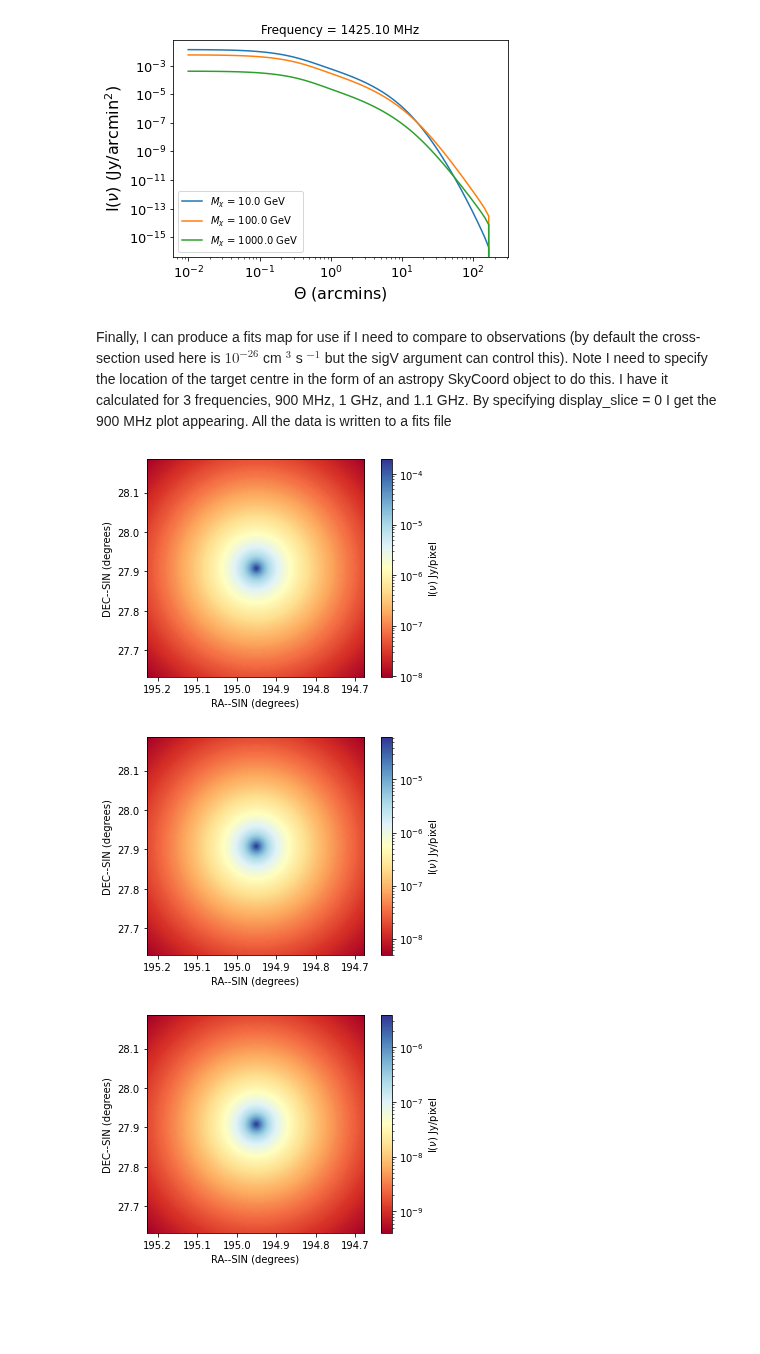
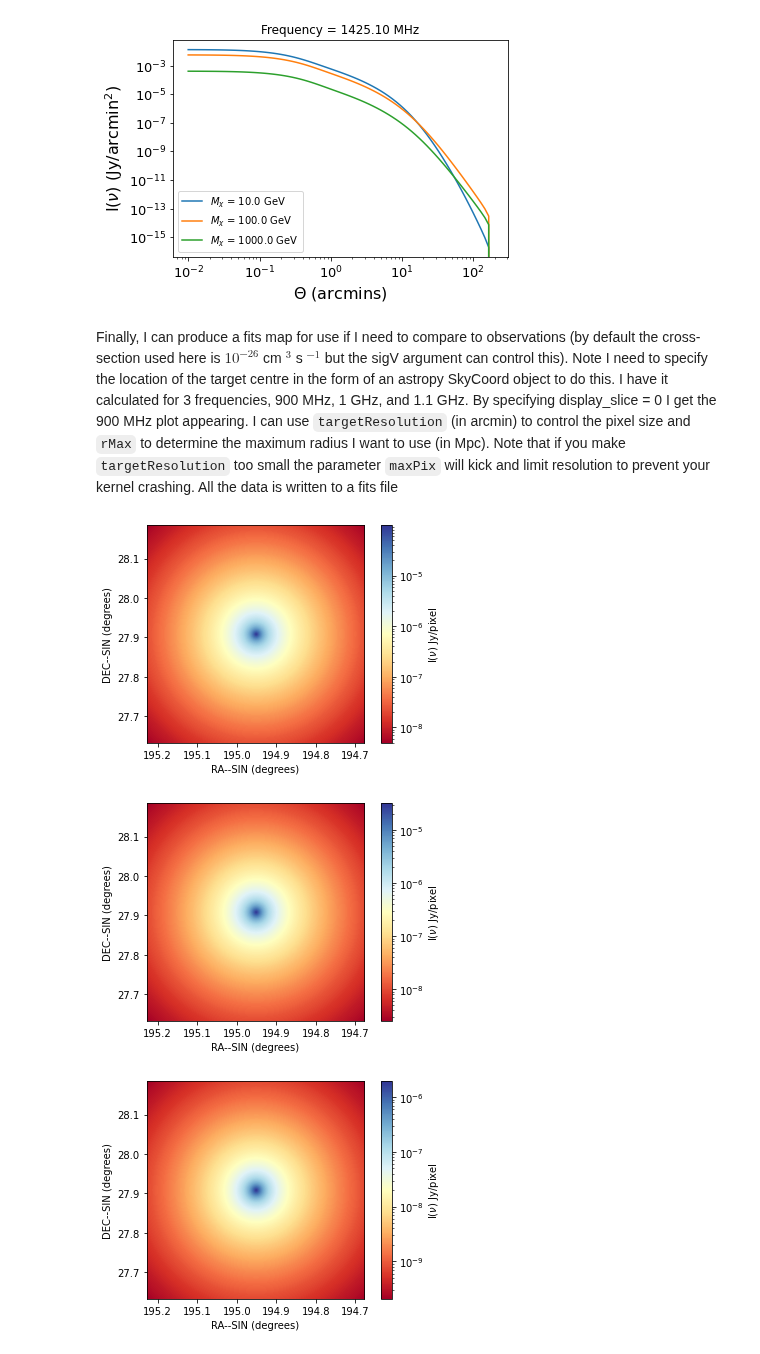
Before and after one commit to Hyperthetical/DarkMatters, a Jupyter notebook: example_coma_cluster.ipynb, the cells around one changed output. Saved outputs shown, nothing was run; the diff lists cells and outputs as text; code cells hidden in the pictures; blank space fills up the shorter version.

```diff
--- a/example_coma_cluster.ipynb
+++ b/example_coma_cluster.ipynb
@@ -65,15 +65,15 @@ plt.show()
 # %% [output]
 [figure]
 # %% [markdown]
-Finally, I can produce a fits map for use if I need to compare to observations (by default the cross-section used here is $10^{-26}$ cm $^3$ s $^{-1}$ but the sigV argument can control this). Note I need to specify the location of the target centre in the form of an astropy SkyCoord object to do this. I have it calculated for 3 frequencies, 900 MHz, 1 GHz, and 1.1 GHz. By specifying display_slice = 0 I get the 900 MHz plot appearing. All the data is written to a fits file
+Finally, I can produce a fits map for use if I need to compare to observations (by default the cross-section used here is $10^{-26}$ cm $^3$ s $^{-1}$ but the sigV argument can control this). Note I need to specify the location of the target centre in the form of an astropy SkyCoord object to do this. I have it calculated for 3 frequencies, 900 MHz, 1 GHz, and 1.1 GHz. By specifying display_slice = 0 I get the 900 MHz plot appearing. I can use `targetResolution` (in arcmin) to control the pixel size and `rMax` to determine the maximum radius I want to use (in Mpc). Note that if you make `targetResolution` too small the parameter `maxPix` will kick and limit resolution to prevent your kernel crashing. All the data is written to a fits file
 # %%
 from astropy import units as u
 from astropy.coordinates import SkyCoord
 from dark_matters.output import fitsMap
 
 c = SkyCoord(ra="12h59m48.7s", dec=+27.9086, frame='icrs',unit=(u.hourangle, u.deg))
-fitsMap(c,[0.9e3,1.0e3,1.1e3],outputData['calcData'],outputData['haloData'],outputData['partData'],outputData['diffData'],targetResolution=5/60,display_slice=0,sigV=1e-26,rMax=0.5)
+fitsMap(c,[0.9e3,1.0e3,1.1e3],outputData['calcData'],outputData['haloData'],outputData['partData'],outputData['diffData'],display_slice=0,sigV=1e-26,targetResolution=3/60,rMax=0.5)
 # %% [output]
-[figure, old version]
+[figure, new version]
-[figure, old version]
+[figure, new version]
-[figure, old version]
+[figure, new version]
```
Also changed, not shown: parts of 2 cells of this notebook, 1 other file.
